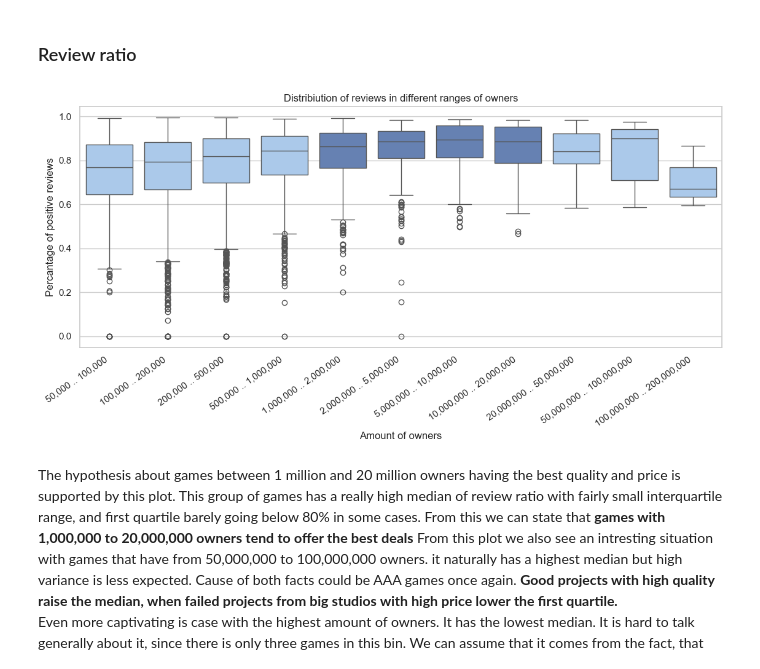
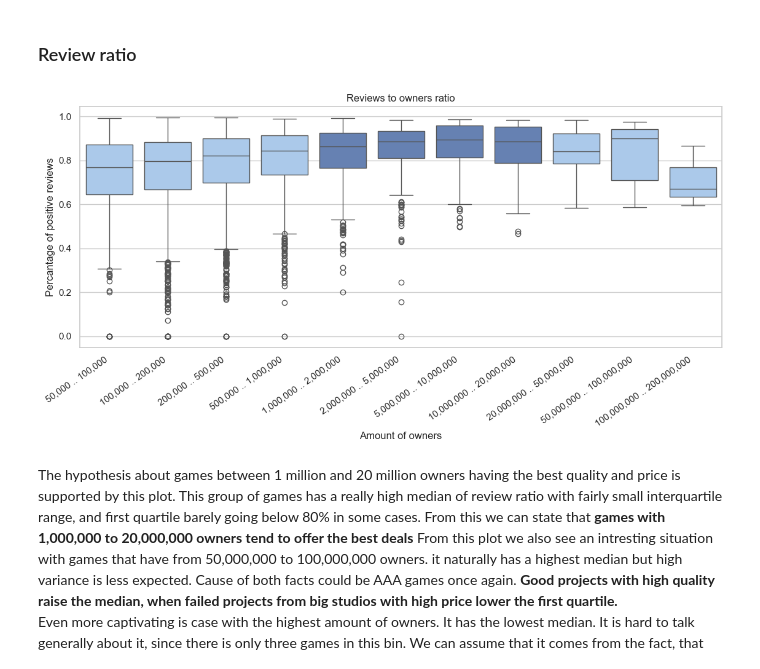
Before and after one commit to maksymkapravyi/steam-data-gathering-and-analysis, a Jupyter notebook: notebooks/steam_data_analysis.ipynb, the cells around one changed output. Drawn from its saved outputs; the diff is of its cells as text; code cells hidden in the pictures.

Commit message:
docs: save plots

```diff
--- a/notebooks/steam_data_analysis.ipynb
+++ b/notebooks/steam_data_analysis.ipynb
@@ -129,17 +133,18 @@ Next we are going to test the theory if games games with number of owners rangin
 # %%
 plt.figure(figsize=(12,6))
 ax = sns.boxplot(x=df["owners"], y=df["review_ratio"], native_scale=True, hue=df["owners"],palette=rangecolors, legend=False )
 ax.set(
     xlabel="Amount of owners",
     ylabel="Percantage of positive reviews",
-    title="Distribiution of reviews in different ranges of owners"
+    title="Reviews to owners ratio"
 )
 plt.xticks(rotation=35, ha="right")
 plt.tight_layout()
 plt.gca().invert_xaxis()
+plt.savefig("../plots/reviews_owners_ratio.png", dpi=300, bbox_inches="tight")
 plt.show()
 # %% [output]
-[figure, old version]
+[figure, new version]
 # %% [markdown]
 The hypothesis about games between 1 million and 20 million owners having the best quality and price is supported by this plot. This group of games has a really high median of review ratio with fairly small interquartile range, and first quartile barely going below 80% in some cases. From this we can state that __games with 1,000,000 to 20,000,000 owners tend to offer the best deals__
 From this plot we also see an intresting situation with games that have from 50,000,000 to 100,000,000 owners. it naturally has a highest median but high variance is less expected. Cause of both facts could be AAA games once again. __Good projects with high quality raise the median, when failed projects from big studios with high price lower the first quartile.__
```
Also changed, not shown: parts of 17 cells of this notebook, 18 other files.
